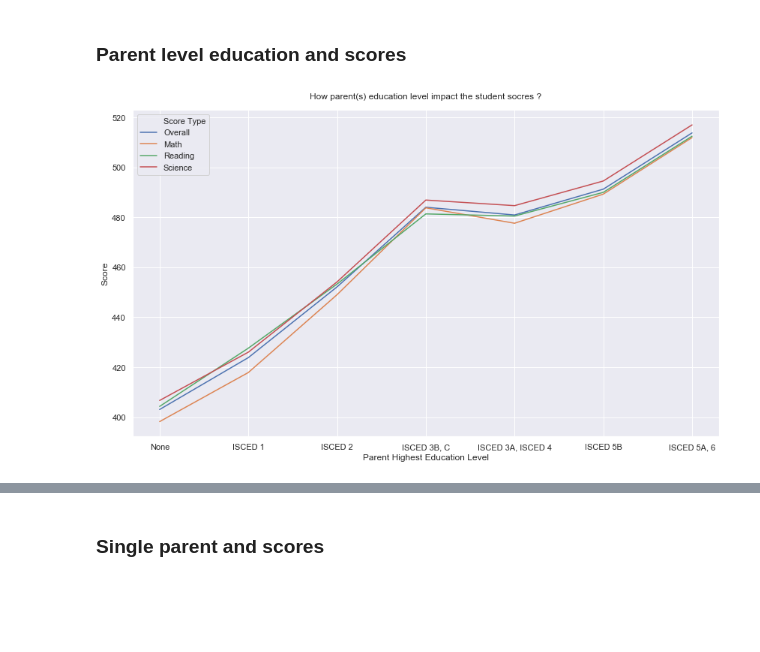
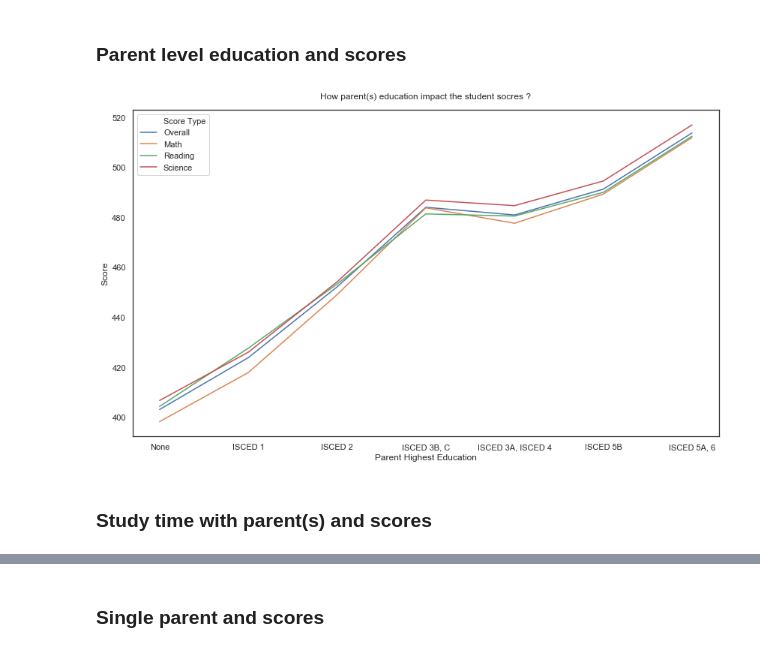
Before and after one commit to rguitter/dand, a Jupyter notebook: P5-Data_visualization/exploration_template.ipynb, the cells around one changed output, grey strips where cells are left out. Saved outputs shown, nothing was run; the diff lists cells and outputs as text; code cells hidden in the pictures; blank space fills up the shorter version.

```diff
--- a/P5-Data_visualization/exploration_template.ipynb
+++ b/P5-Data_visualization/exploration_template.ipynb
@@ -258,6 +262,7 @@ import numpy as np
 import pandas as pd
 import matplotlib.pyplot as plt
 import seaborn as sb
+from matplotlib.gridspec import GridSpec
 
 %matplotlib inline
 
@@ -267,7 +272,11 @@ sb.set(style='white')
 pisa_clean = pd.read_csv("pisa2012_clean.csv", encoding='latin-1');
 
 # Time withe parent as int
-pisa_clean.loc[:,'StudyTimeWithParent'] = pisa_clean.StudyTimeWithParent.astype('int64')
+pisa_clean.loc[:,'Study Time With Parent'] = pisa_clean['Study Time With Parent'].astype('int64')
+
+# Parents Presence
+parents_presence_dtype = pd.api.types.CategoricalDtype(categories=['Both','Single'])
+pisa_clean.loc[:,'Parents Presence'] = pisa_clean['Parents Presence'].astype(parents_presence_dtype)
 
 # Gender as category
 gender_dtype = pd.api.types.CategoricalDtype(categories=['Female','Male'])
@@ -277,11 +286,11 @@ pisa_clean.loc[:,'Gender'] = pisa_clean.Gender.astype(gender_dtype)
 parentHE_dtype = pd.api.types.CategoricalDtype(
                     categories=['None','ISCED 1','ISCED 2','ISCED 3B, C','ISCED 3A, ISCED 4','ISCED 5B','ISCED 5A, 6'],
                     ordered=True)
-pisa_clean.loc[:,'ParentsHighestEducation'] = pisa_clean.ParentsHighestEducation.astype(parentHE_dtype)
+pisa_clean.loc[:,'Parents Highest Education'] = pisa_clean['Parents Highest Education'].astype(parentHE_dtype)
 
 # Immigration as category
 immig_dtype = pd.api.types.CategoricalDtype(categories=['Native','Second-Generation','First-Generation'], ordered=True)
-pisa_clean.loc[:,'ImmigrationStatus'] = pisa_clean.ImmigrationStatus.astype(immig_dtype)
+pisa_clean.loc[:,'Immigration Status'] = pisa_clean['Immigration Status'].astype(immig_dtype)
 
 pisa_clean.head()
 # %% [output]
@@ -508,16 +508,18 @@ coutnry_ranking = pisa_clean.groupby(['Country'])['OverallScore'].mean().reset_i
 # %% [markdown]
 ### Parent level education and scores
 # %%
-parents_he_scores = pisa_clean.groupby(['ParentsHighestEducation']).mean().reset_index()[['ParentsHighestEducation','OverallScore','MathScore','ReadingScore','ScienceScore']]
-parents_he_scores.rename({'OverallScore':'Overall', 'MathScore':'Math', 'ReadingScore':'Reading', 'ScienceScore':'Science'},axis=1, inplace=True)
-data = pd.melt(parents_he_scores, id_vars=['ParentsHighestEducation'],
+parents_he_scores = pisa_clean.groupby(['Parents Highest Education']).mean().reset_index()[['Parents Highest Education','Overall Score','Math Score','Reading Score','Science Score']]
+parents_he_scores.rename({'Overall Score':'Overall', 'Math Score':'Math', 'Reading Score':'Reading', 'Science Score':'Science'},axis=1, inplace=True)
+data = pd.melt(parents_he_scores, id_vars=['Parents Highest Education'],
                value_vars=['Overall','Math','Reading','Science'],
                var_name="Score Type", value_name='Score Value')
 
 fig, ax = plt.subplots(1, 1, figsize=(14, 8))
 
-ax = sb.lineplot(ax=ax, data = data, x = 'ParentsHighestEducation', y='Score Value', hue='Score Type', markers=True, dashes=False);
-ax.set(xlabel='Parent Highest Education Level', ylabel='Score')
-plt.title("How parent(s) education level impact the student socres ?", y=1.02);
+ax = sb.lineplot(ax=ax, data = data, x = 'Parents Highest Education', y='Score Value', hue='Score Type', markers=True, dashes=False);
+ax.set(xlabel='Parent Highest Education', ylabel='Score')
+plt.title("How parent(s) education impact the student socres ?", y=1.02);
 # %% [output]
-[figure, old version]
+[figure, new version]
+# %% [markdown]
+### Study time with parent(s) and scores
```
Also changed, not shown: parts of 33 cells of this notebook, 1 other file.
